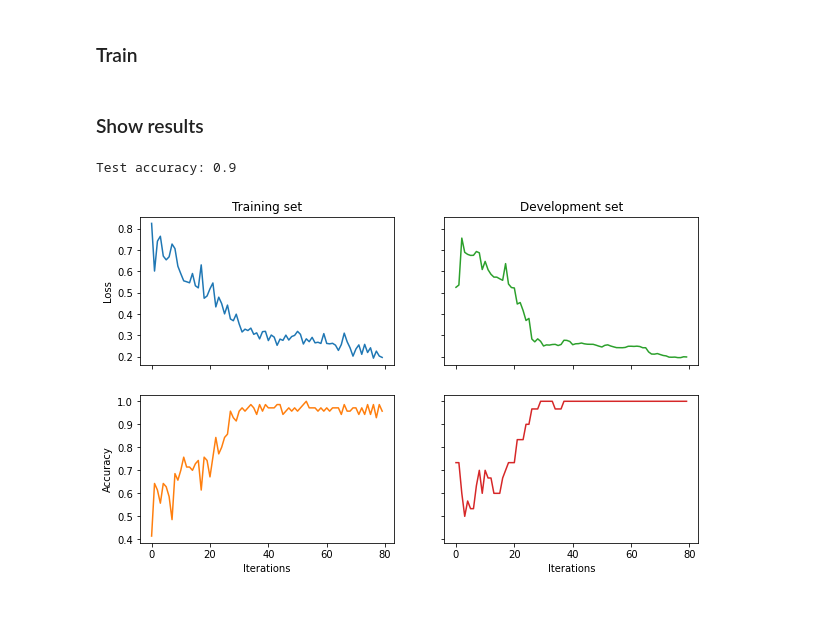
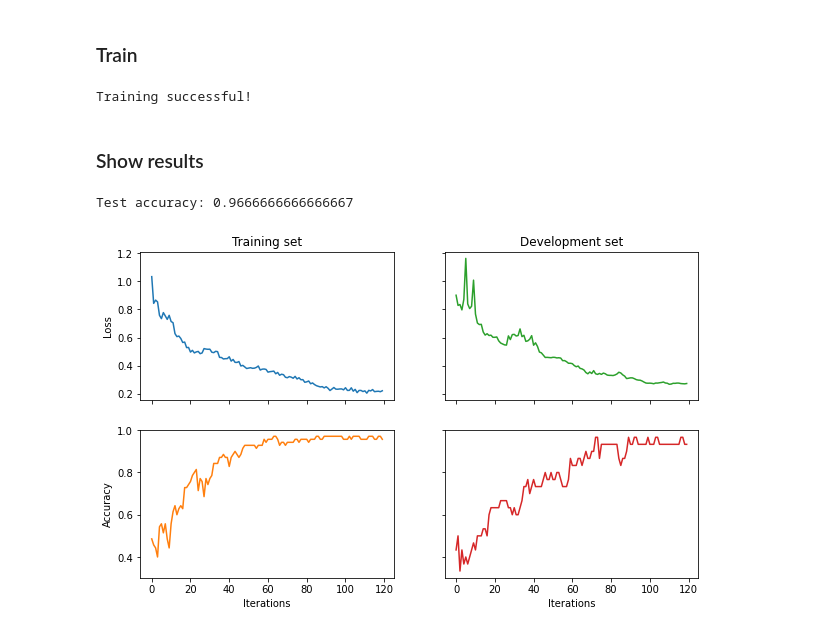
Before and after one commit to blakewilsonquantinuum/lambeq-public, a Jupyter notebook: docs/examples/quantum_pipeline_jax.ipynb, the cells around one changed output. Cells and saved outputs as stored; diff of their text form; code cells hidden in the pictures.

```diff
--- a/docs/examples/quantum_pipeline_jax.ipynb
+++ b/docs/examples/quantum_pipeline_jax.ipynb
@@ -122,0 +121,3 @@ test_pred_fn = make_pred_fn(test_circuits)
+# %%
+loss = lambda y_hat, y: -np.sum(y * np.log(y_hat)) / len(y)  # binary cross-entropy loss
+acc = lambda y_hat, y: np.sum(np.round(y_hat) == y) / len(y) / 2  # half due to double-counting
@@ -122,0 +126,14 @@ test_pred_fn = make_pred_fn(test_circuits)
+# %%
+from lambeq.training import QuantumTrainer, SPSAOptimiser
+
+trainer = QuantumTrainer(
+    model,
+    loss_function=loss,
+    epochs=EPOCHS,
+    optimizer=SPSAOptimiser,
+    optim_hyperparams={'a': 0.2, 'c': 0.06, 'A':0.01*EPOCHS},
+    evaluate_functions={'acc': acc},
+    evaluate_on_train=True,
+    verbose = 'progress',
+    seed=0
+)
@@ -123,2 +142,11 @@ test_pred_fn = make_pred_fn(test_circuits)
+# %%
+from lambeq.training import Dataset
+
+train_dataset = Dataset(
+            train_circuits,
+            train_labels,
+            batch_size=BATCH_SIZE)
+
+val_dataset = Dataset(dev_circuits, dev_labels, shuffle=False)
 # %% [markdown]
 ### Train
@@ -154,26 +153,28 @@ result = minimizeSPSA(train_cost_fn, x0=x0, a=0.2, c=0.06, niter=80, callback=de
+# %%
+trainer.fit(train_dataset, val_dataset)
+# %% [output]
+Training successful!
 # %% [markdown]
 ### Show results
 # %%
 import matplotlib.pyplot as plt
 
 fig, ((ax_tl, ax_tr), (ax_bl, ax_br)) = plt.subplots(2, 2, sharex=True, sharey='row', figsize=(10, 6))
 ax_tl.set_title('Training set')
 ax_tr.set_title('Development set')
 ax_bl.set_xlabel('Iterations')
 ax_br.set_xlabel('Iterations')
 ax_bl.set_ylabel('Accuracy')
 ax_tl.set_ylabel('Loss')
 
 colours = iter(plt.rcParams['axes.prop_cycle'].by_key()['color'])
-ax_tl.plot(train_costs[1::2], color=next(colours))  # training evaluates twice per iteration
-ax_bl.plot(train_accs[1::2], color=next(colours))   # so take every other entry
-ax_tr.plot(dev_costs, color=next(colours))
-ax_br.plot(dev_accs, color=next(colours))
+ax_tl.plot(trainer.train_epoch_costs, color=next(colours))
+ax_bl.plot(trainer.train_results['acc'], color=next(colours))
+ax_tr.plot(trainer.val_costs, color=next(colours))
+ax_br.plot(trainer.val_results['acc'], color=next(colours))
 
-# print test accuracy
-test_cost_fn, _, test_accs = make_cost_fn(test_pred_fn, test_labels)
-test_cost_fn(result.x)
-print('Test accuracy:', test_accs[0])
+test_acc = acc(model(test_circuits), test_labels)
+print('Test accuracy:', test_acc)
 # %% [output]
-Test accuracy: 0.9
+Test accuracy: 0.9666666666666667
-[figure, old version]
+[figure, new version]
```
Also changed, not shown: parts of 16 cells of this notebook, 24 other files.
